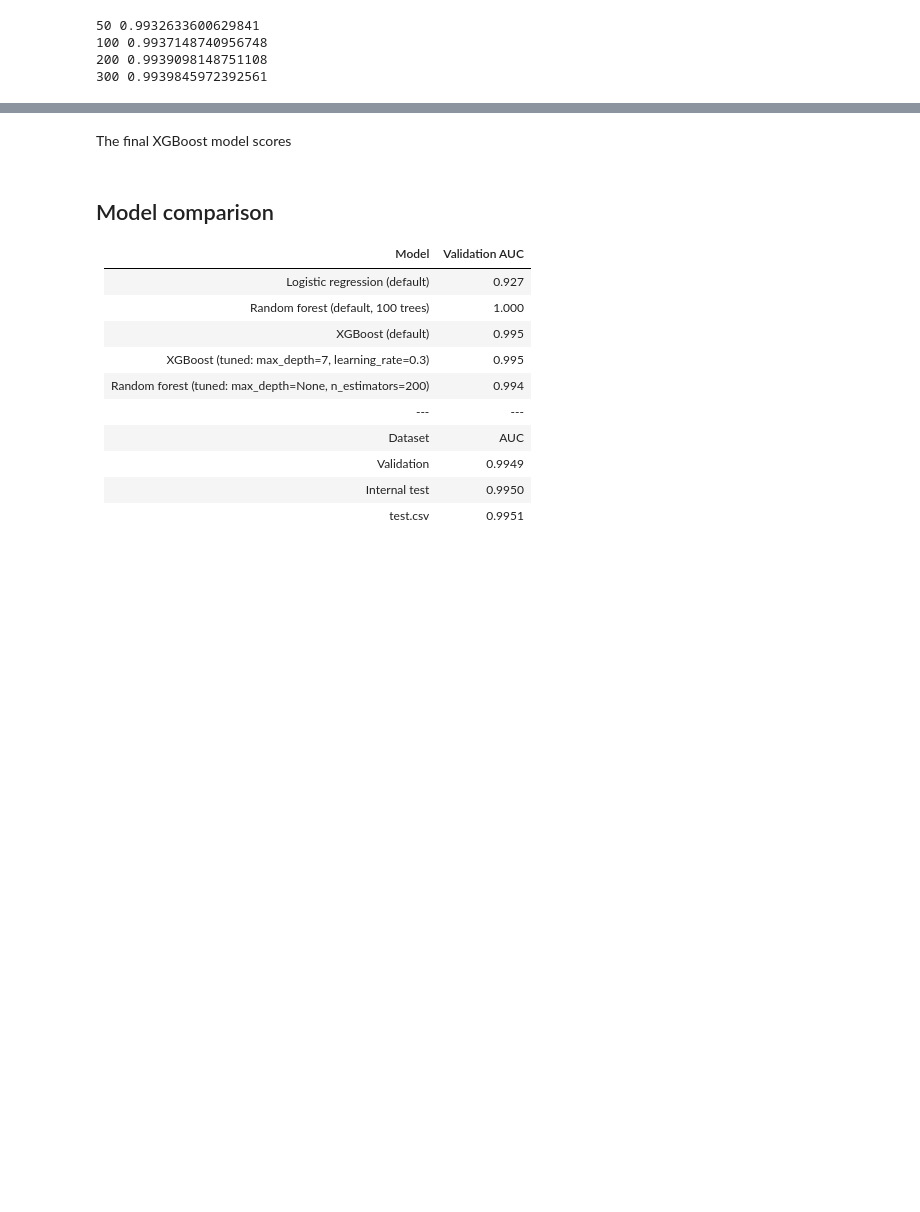
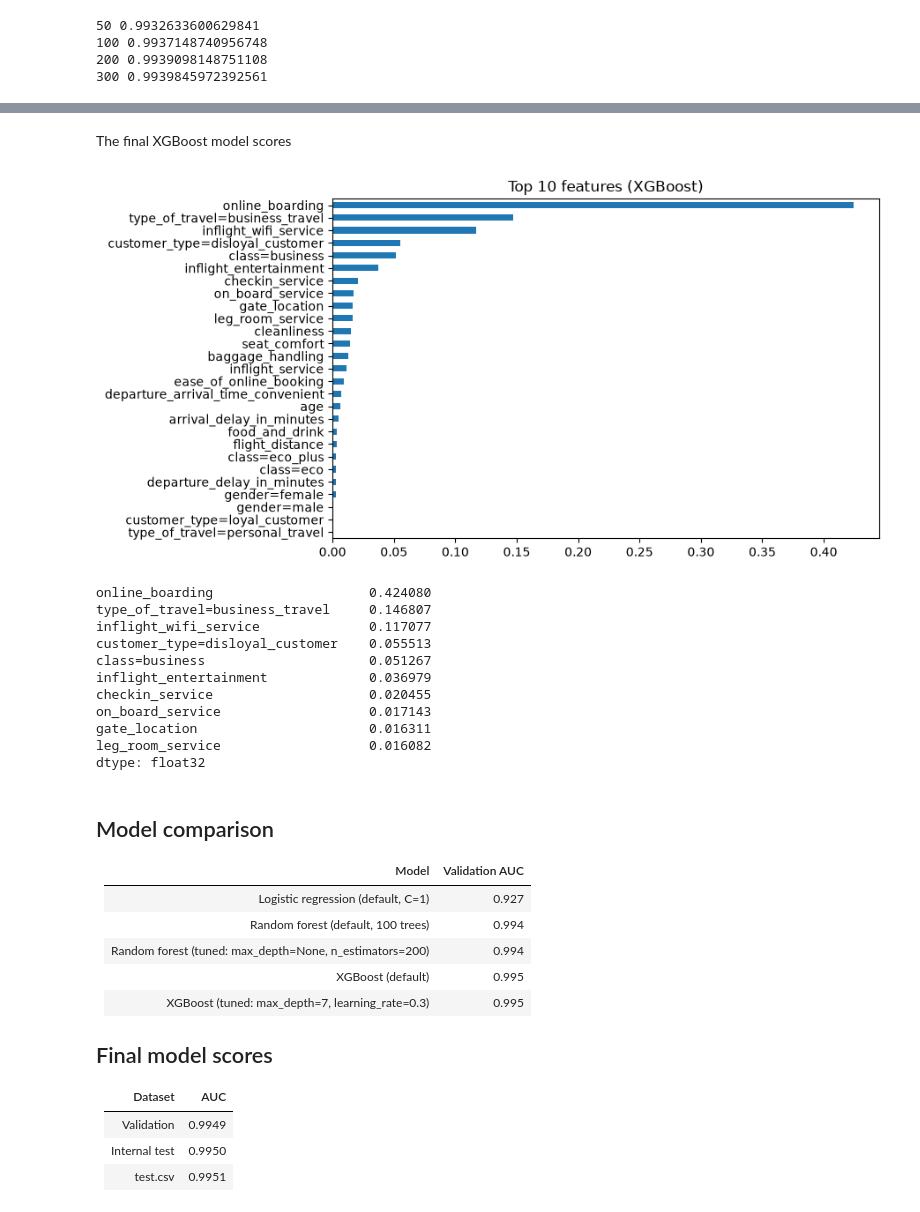
Before and after one commit to Nabilah88/airline-passenger-satisfaction, a Jupyter notebook: notebook.ipynb, the cells around one changed output, grey strips where cells are left out. Saved outputs shown, nothing was run; the diff lists cells and outputs as text; code cells hidden in the pictures; blank space fills up the shorter version.

Commit message:
Fix model comparisonn table

```diff
--- a/notebook.ipynb
+++ b/notebook.ipynb
@@ -495,16 +559,41 @@ accuracy_score(y_test_final, final_model.predict(X_test_final))
-# %% [markdown]
-The final XGBoost model scores
+# %% [markdown]
+The final XGBoost model scores
+# %%
+importances = pd.Series(final_model.feature_importances_, index=dv.feature_names_).sort_values(ascending=False)
+importances.sort_values().plot(kind='barh', figsize=(8, 5))
+plt.title('Top 10 features (XGBoost)')
+plt.savefig('screenshots/feature_importance.png', bbox_inches='tight')
+plt.show()
+
+importances.head(10)
+# %% [output]
+[figure, added]
+online_boarding                    0.424080
+type_of_travel=business_travel     0.146807
+inflight_wifi_service              0.117077
+customer_type=disloyal_customer    0.055513
+class=business                     0.051267
+inflight_entertainment             0.036979
+checkin_service                    0.020455
+on_board_service                   0.017143
+gate_location                      0.016311
+leg_room_service                   0.016082
+dtype: float32
 # %% [markdown]
 ## Model comparison
+
 | Model | Validation AUC |
 |---|---|
-| Logistic regression (default) | 0.927 |
-| Random forest (default, 100 trees) | 1.000 | 0.994 |
+| Logistic regression (default, C=1) | 0.927 |
+| Random forest (default, 100 trees) | 0.994 |
+| Random forest (tuned: max_depth=None, n_estimators=200) | 0.994 |
 | XGBoost (default) | 0.995 |
 | XGBoost (tuned: max_depth=7, learning_rate=0.3) | 0.995 |
-| Random forest (tuned: max_depth=None, n_estimators=200) | 0.994 |
+
+## Final model scores
+
+| Dataset | AUC |
 |---|---|
-|Dataset       | AUC     |  Accuracy      |
-| Validation   | 0.9949  |  0.962         |
-|Internal test |  0.9950 |  0.9625        |
-|test.csv      |  0.9951 |  0.9632        |
+| Validation | 0.9949 |
+| Internal test | 0.9950 |
+| test.csv | 0.9951 |
```
Also changed, not shown: parts of 11 cells of this notebook.
